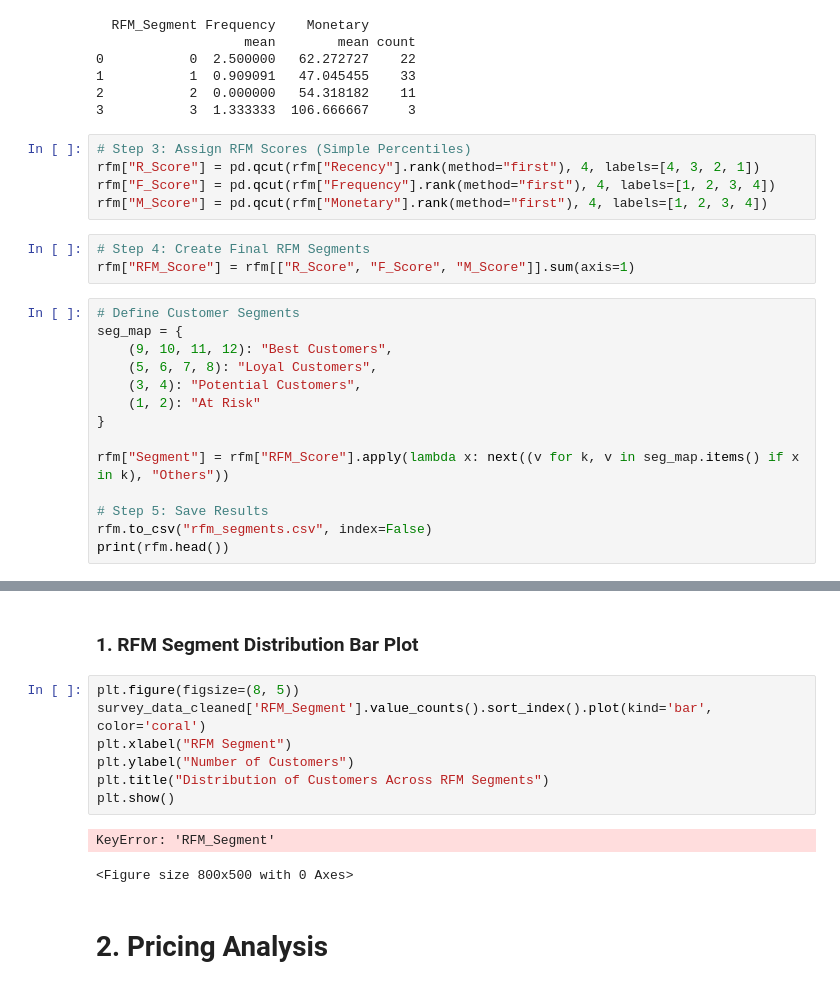
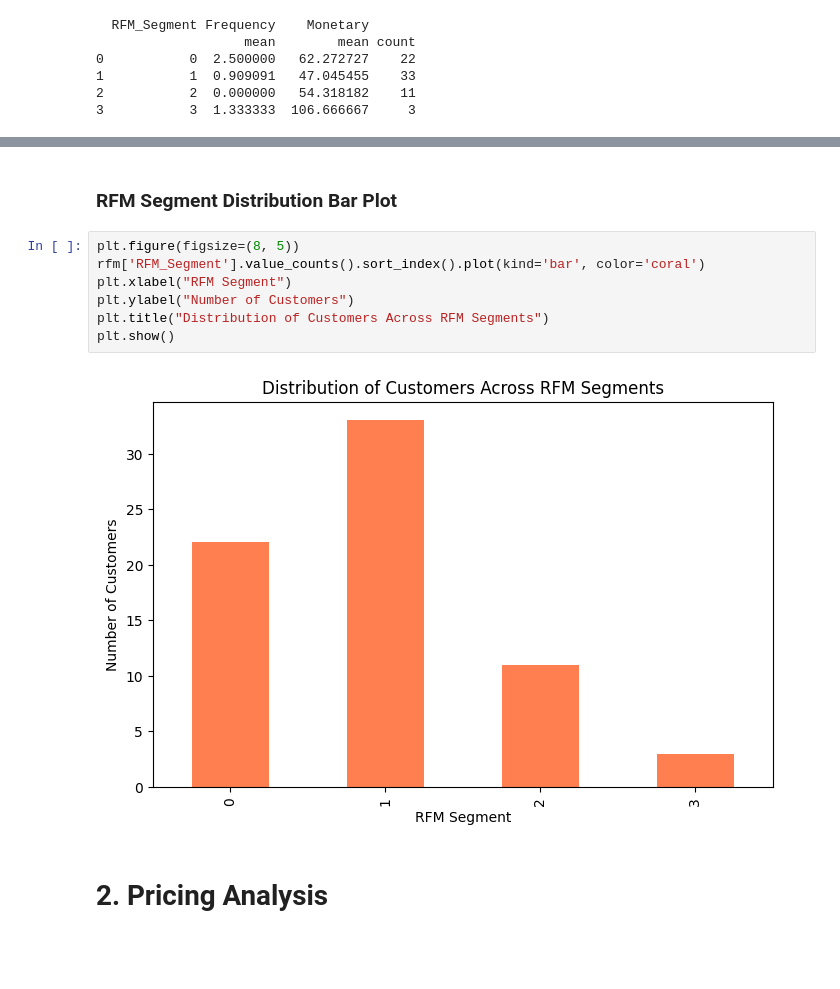
Before and after one commit to hmente/marketing-analytics-gp, a Jupyter notebook: main.ipynb, the cells around one changed output, grey strips where cells are left out. Drawn from its saved outputs; the diff is of its cells as text; blank space fills up the shorter version.

```diff
--- a/main.ipynb
+++ b/main.ipynb
@@ -352,25 +352,3 @@ print(segment_summary)
 1           1  0.909091   47.045455    33
 2           2  0.000000   54.318182    11
 3           3  1.333333  106.666667     3
-# %%
-# Step 3: Assign RFM Scores (Simple Percentiles)
-rfm["R_Score"] = pd.qcut(rfm["Recency"].rank(method="first"), 4, labels=[4, 3, 2, 1])
-rfm["F_Score"] = pd.qcut(rfm["Frequency"].rank(method="first"), 4, labels=[1, 2, 3, 4])
-rfm["M_Score"] = pd.qcut(rfm["Monetary"].rank(method="first"), 4, labels=[1, 2, 3, 4])
-# %%
-# Step 4: Create Final RFM Segments
-rfm["RFM_Score"] = rfm[["R_Score", "F_Score", "M_Score"]].sum(axis=1)
-# %%
-# Define Customer Segments
-seg_map = {
-    (9, 10, 11, 12): "Best Customers",
-    (5, 6, 7, 8): "Loyal Customers",
-    (3, 4): "Potential Customers",
-    (1, 2): "At Risk"
-}
-
-rfm["Segment"] = rfm["RFM_Score"].apply(lambda x: next((v for k, v in seg_map.items() if x in k), "Others"))
-
-# Step 5: Save Results
-rfm.to_csv("rfm_segments.csv", index=False)
-print(rfm.head())
@@ -391,15 +355,14 @@ print(rfm.head())
 # %% [markdown]
-### **1. RFM Segment Distribution Bar Plot**
+### **RFM Segment Distribution Bar Plot**
 # %%
 plt.figure(figsize=(8, 5))
-survey_data_cleaned['RFM_Segment'].value_counts().sort_index().plot(kind='bar', color='coral')
+rfm['RFM_Segment'].value_counts().sort_index().plot(kind='bar', color='coral')
 plt.xlabel("RFM Segment")
 plt.ylabel("Number of Customers")
 plt.title("Distribution of Customers Across RFM Segments")
 plt.show()
 # %% [output]
-KeyError: 'RFM_Segment'
-<Figure size 800x500 with 0 Axes>
+[figure, added]
 # %% [markdown]
 # **2. Pricing Analysis**
 # %% [markdown]
```
Also changed, not shown: parts of 1 cell of this notebook.
